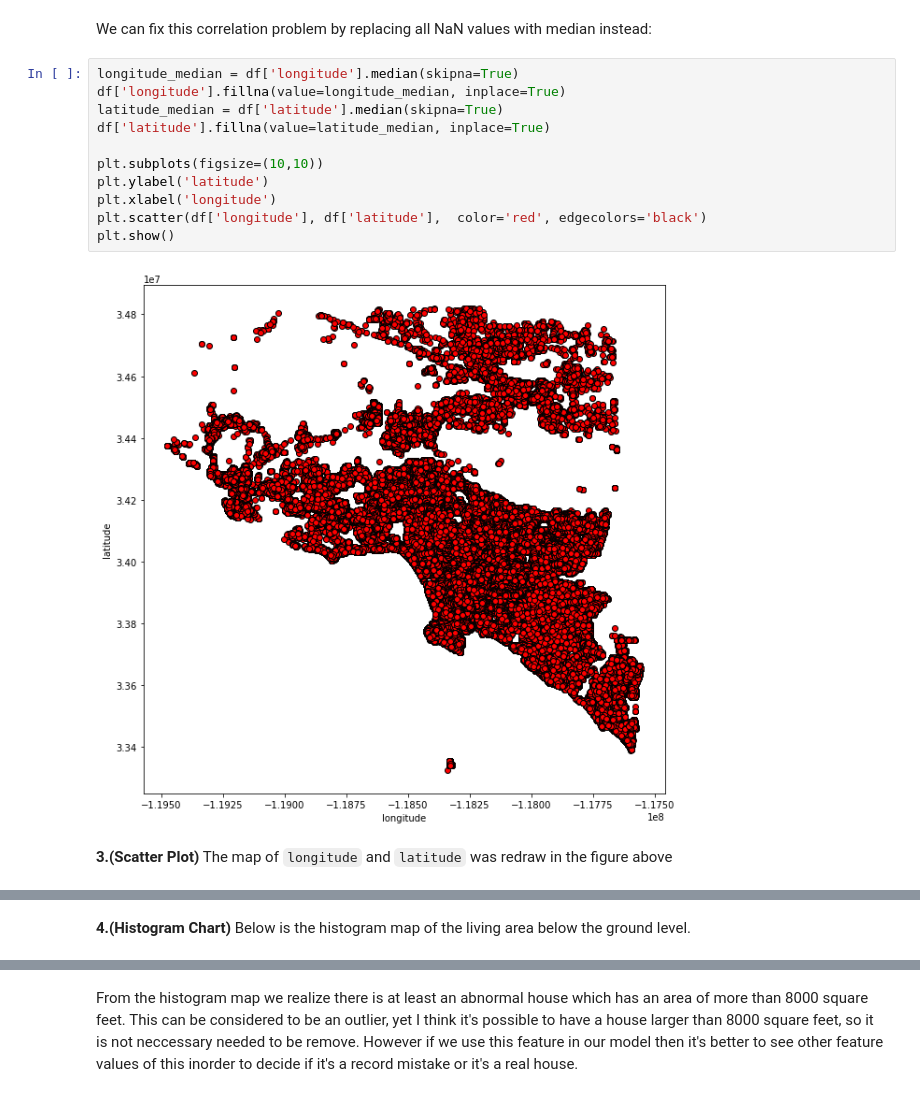
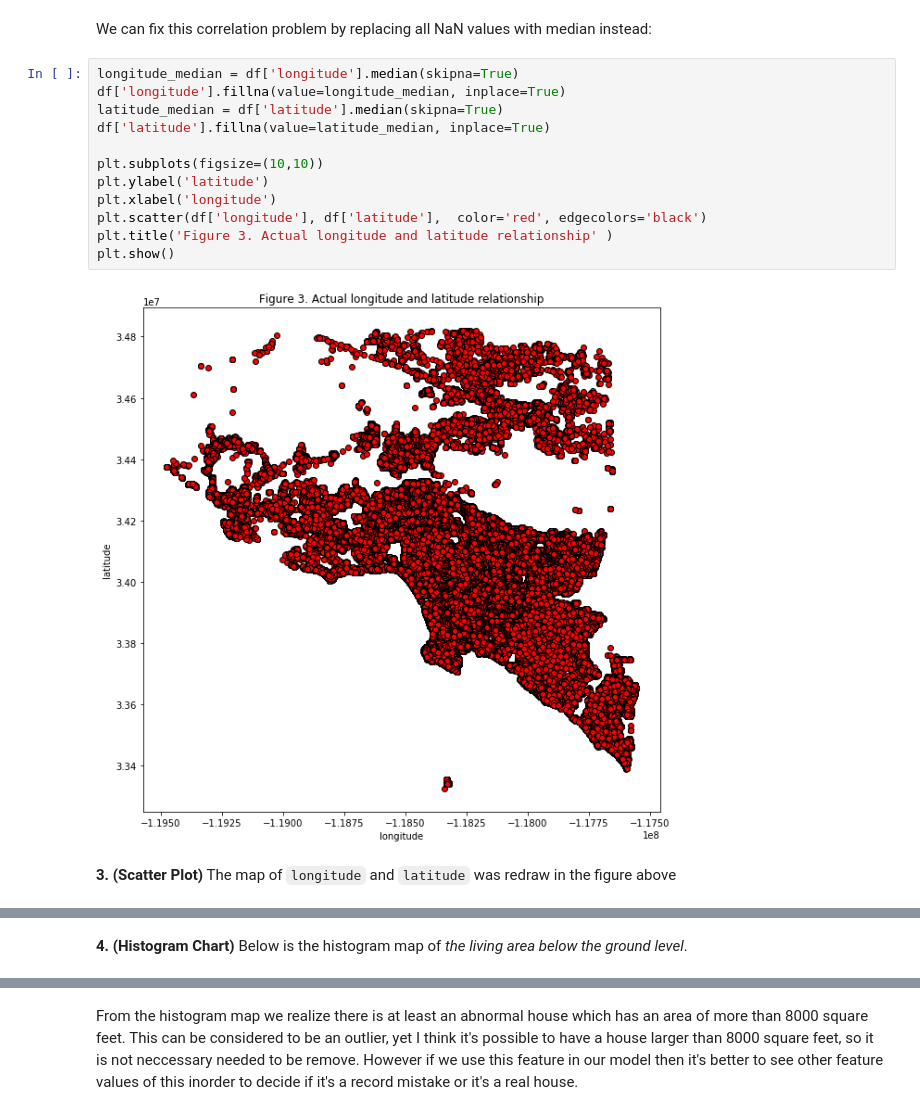
Before and after one commit to trungnguyencs/Automatic-Singing-Evaluation, a Jupyter notebook: HW2/HW2.ipynb, the cells around one changed output, grey strips where cells are left out. Cells and saved outputs as stored; diff of their text form.

```diff
--- a/HW2/HW2.ipynb
+++ b/HW2/HW2.ipynb
@@ -186,24 +188,25 @@ We can fix this correlation problem by replacing all NaN values with median inst
 # %%
 longitude_median = df['longitude'].median(skipna=True)
 df['longitude'].fillna(value=longitude_median, inplace=True)
 latitude_median = df['latitude'].median(skipna=True)
 df['latitude'].fillna(value=latitude_median, inplace=True)
 
 plt.subplots(figsize=(10,10))
 plt.ylabel('latitude')
 plt.xlabel('longitude')
 plt.scatter(df['longitude'], df['latitude'],  color='red', edgecolors='black')
+plt.title('Figure 3. Actual longitude and latitude relationship' )
 plt.show()
 # %% [output]
-[figure, old version]
+[figure, new version]
 # %% [markdown]
-**3.(Scatter Plot)** The map of ``longitude`` and ``latitude`` was redraw in the figure above
+**3. (Scatter Plot)** The map of ``longitude`` and ``latitude`` was redraw in the figure above
 # %% [markdown]
 Below is the map of Los Angeles, CA. Do you see something similar?
 
 <img src='CA-LosAngeles.gif'>
 # %% [markdown]
-**4.(Histogram Chart)** Below is the histogram map of the living area below the ground level.
+**4. (Histogram Chart)** Below is the histogram map of *the living area below the ground level*.
 # %%
 plt.subplots(figsize=(12,12))
 plt.xlabel('Basement are in square feet')
```
Also changed, not shown: parts of 20 cells of this notebook.
